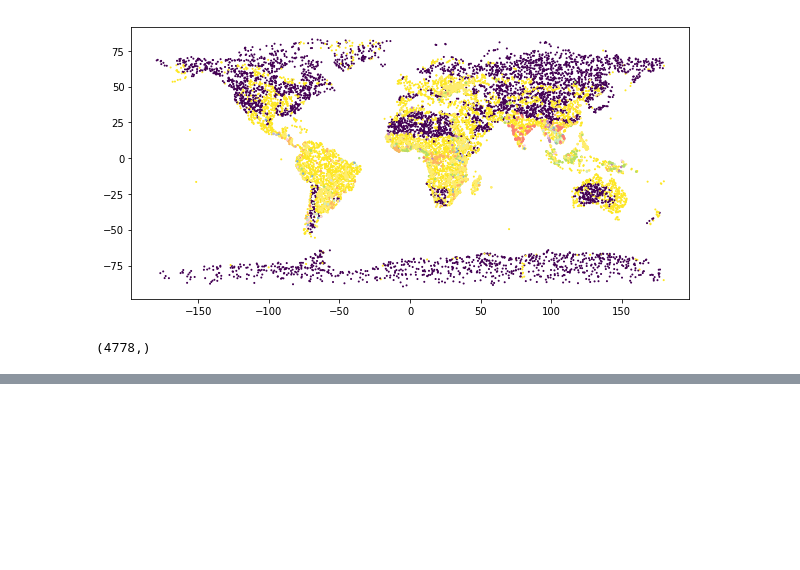
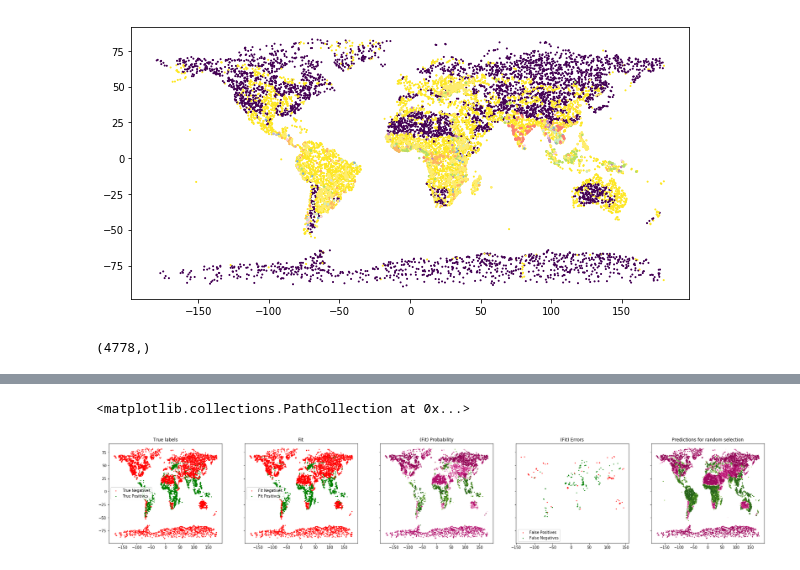
Before and after one commit to thiesgehrmann/JuSiPy_Asser, a Jupyter notebook: jusipy_usage.ipynb, the cells around one changed output, grey strips where cells are left out. Drawn from its saved outputs; the diff is of its cells as text; code cells hidden in the pictures; blank space fills up the shorter version.

```diff
--- a/jusipy_usage.ipynb
+++ b/jusipy_usage.ipynb
@@ -424,0 +387,47 @@ print(len(withoutLG), np.mean(withoutLG))
+# %%
+S_features = np.array([GLCF.lookup(float(lat), float(long), pixel_window=10) for (lat, long) in zip(S_lat, S_long)])
+S_pred_proba = LRFit.predict_proba(S_features)[:,1]
+# %%
+fig, axes = plt.subplots(ncols=5, nrows=1, figsize=(32,5), sharey=True)
+
+axes[0].set_title('True labels')
+axes[0].scatter(sel_long[np.where(sel_labels == 0)],
+                sel_lat[np.where(sel_labels == 0)], c='r', s=2, label='True Negatives')
+axes[0].scatter(sel_long[np.where(sel_labels == 1)],
+                sel_lat[np.where(sel_labels == 1)], c='g', s=2, label='True Positives')
+axes[0].legend()
+
+axes[1].set_title('Fit')
+axes[1].scatter(sel_long[np.where(LRproba[:,1] <= 0.5)],
+                sel_lat[np.where(LRproba[:,1] <= 0.5)], c='r', s=2, label='Fit Negatives')
+axes[1].scatter(sel_long[np.where(LRproba[:,1] > 0.5)],
+                sel_lat[np.where(LRproba[:,1] > 0.5)], c='g', s=2, label='Fit Positives')
+axes[1].legend()
+
+
+axes[2].set_title('(Fit) Probability')
+axes[2].scatter(sel_long[np.where(LRproba[:,1] <= 0.5)],
+                sel_lat[np.where(LRproba[:,1] <= 0.5)],
+                c=-LRproba[np.where(LRproba[:,1] <= 0.5),0][0], s=2,
+                cmap=plt.get_cmap('PiYG'))
+axes[2].scatter(sel_long[np.where(LRproba[:,1] > 0.5)],
+                sel_lat[np.where(LRproba[:,1] > 0.5)],
+                c=LRproba[np.where(LRproba[:,1] > 0.5),1][0], s=2,
+                cmap=plt.get_cmap('PiYG') )
+
+axes[3].set_title('(Fit) Errors')
+axes[3].scatter(sel_long[(sel_labels == 0) & (sel_pred_labels == 1)],
+                sel_lat[(sel_labels == 0) & (sel_pred_labels == 1)],
+                c='r',
+                s=2, label='False Positives')
+axes[3].scatter(sel_long[(sel_labels == 1) & (sel_pred_labels == 0)],
+                sel_lat[(sel_labels == 1) & (sel_pred_labels == 0)],
+                c='g',
+                s=2, label='False Negatives' )
+axes[3].legend()
+
+axes[4].set_title('Predictions for random selection')
+axes[4].scatter(S_long, S_lat, c=S_pred_proba, cmap=plt.get_cmap('PiYG'), s=2)
+# %% [output]
+<matplotlib.collections.PathCollection at 0x...>
+[figure, added]
```
Also changed, not shown: parts of 14 cells of this notebook.
